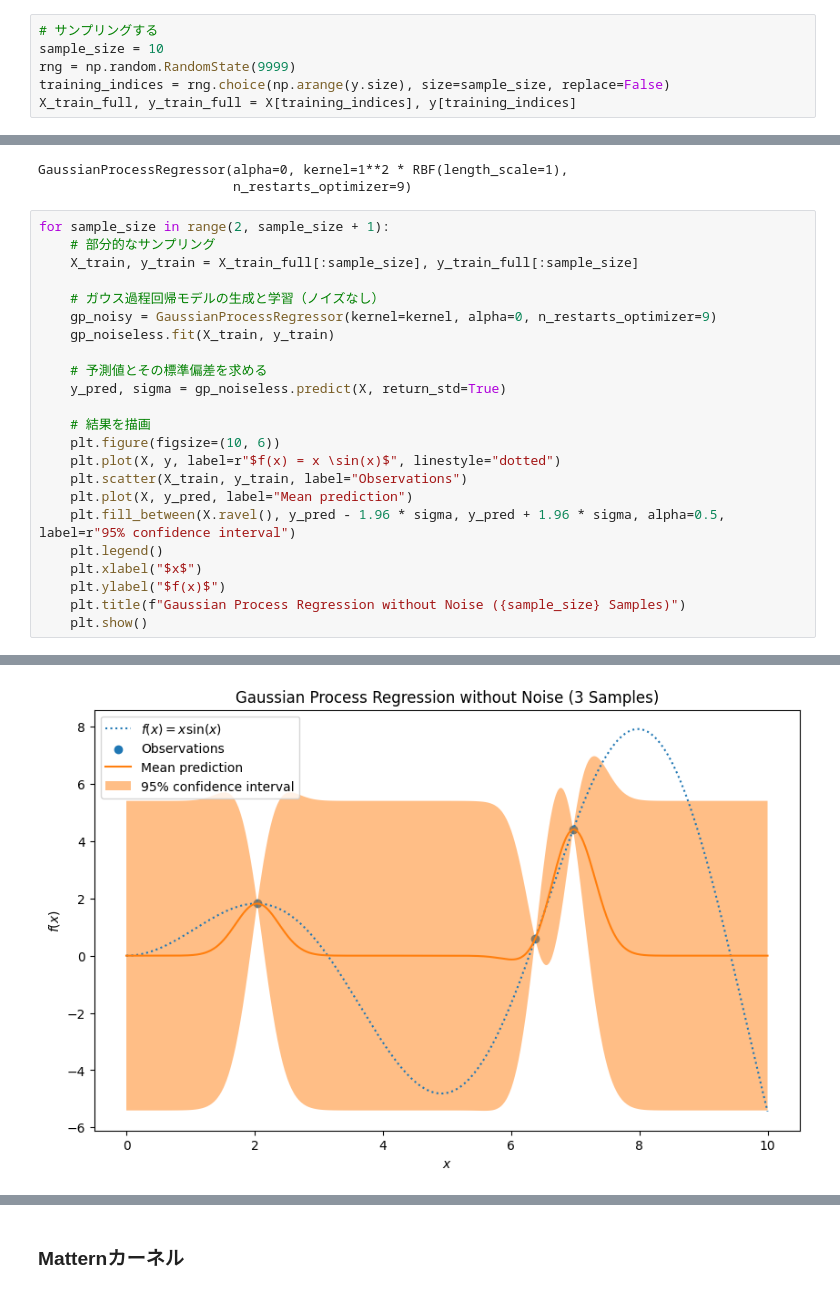
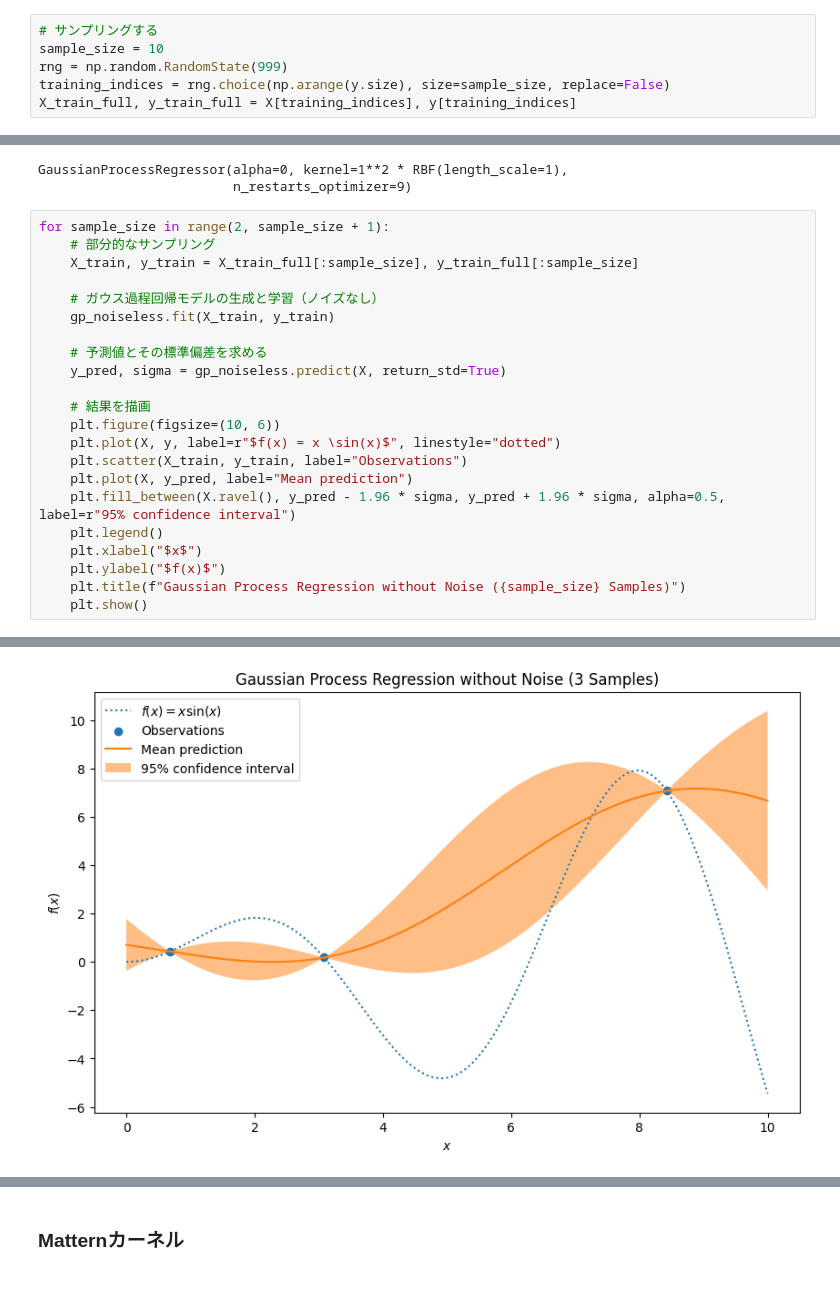
Before and after one commit to komorimasashi/Hokudai2023Resources, a Jupyter notebook: GP_regression_demo.ipynb, the cells around one changed output, grey strips where cells are left out. Saved outputs shown, nothing was run; the diff lists cells and outputs as text.

```diff
--- a/GP_regression_demo.ipynb
+++ b/GP_regression_demo.ipynb
@@ -21,7 +23,7 @@ _ = plt.title("True generative process")
 # %%
 # サンプリングする
 sample_size = 10
-rng = np.random.RandomState(9999)
+rng = np.random.RandomState(999)
 training_indices = rng.choice(np.arange(y.size), size=sample_size, replace=False)
 X_train_full, y_train_full = X[training_indices], y[training_indices]
 # %%
@@ -59,7 +61,6 @@ for sample_size in range(2, sample_size + 1):
     X_train, y_train = X_train_full[:sample_size], y_train_full[:sample_size]
 
     # ガウス過程回帰モデルの生成と学習（ノイズなし）
-    gp_noisy = GaussianProcessRegressor(kernel=kernel, alpha=0, n_restarts_optimizer=9)
     gp_noiseless.fit(X_train, y_train)
 
     # 予測値とその標準偏差を求める
@@ -81 +82 @@ for sample_size in range(2, sample_size + 1):
-[figure, old version]
+[figure, new version]
```
Also changed, not shown: parts of 11 cells of this notebook.
